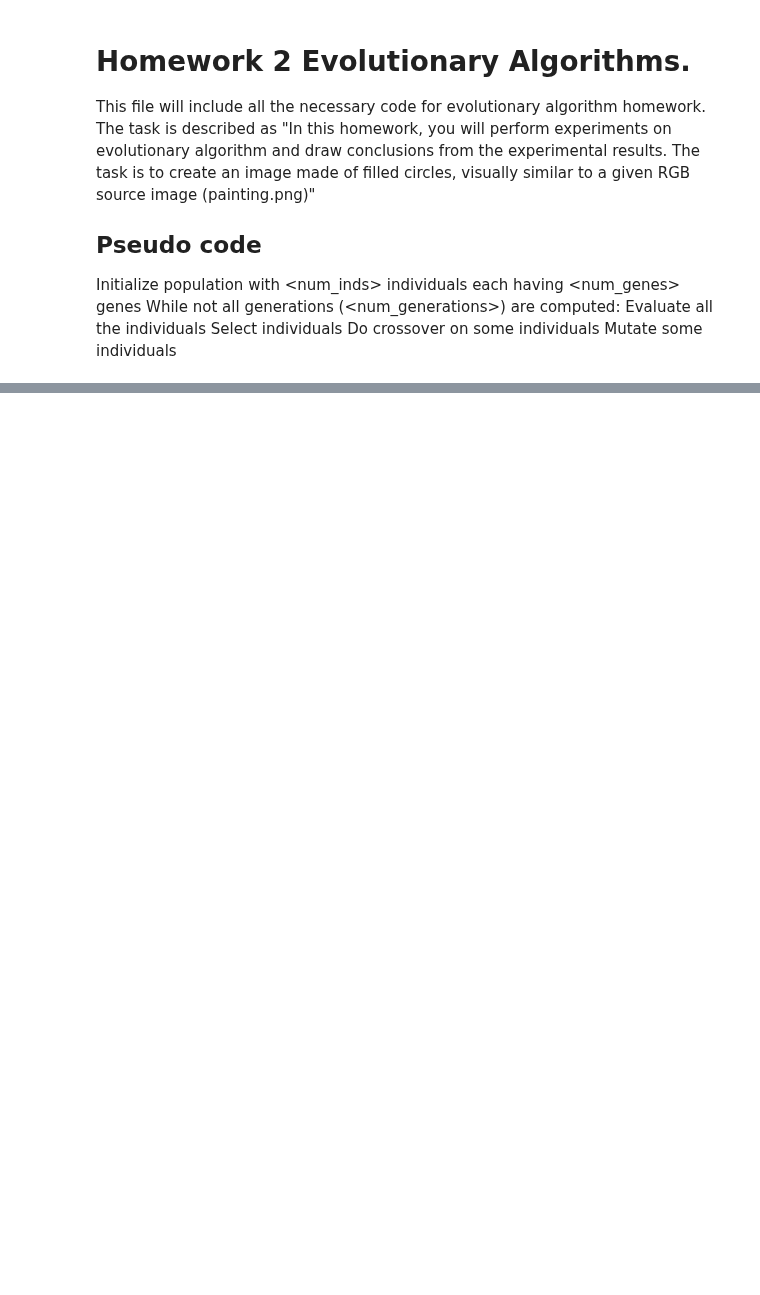
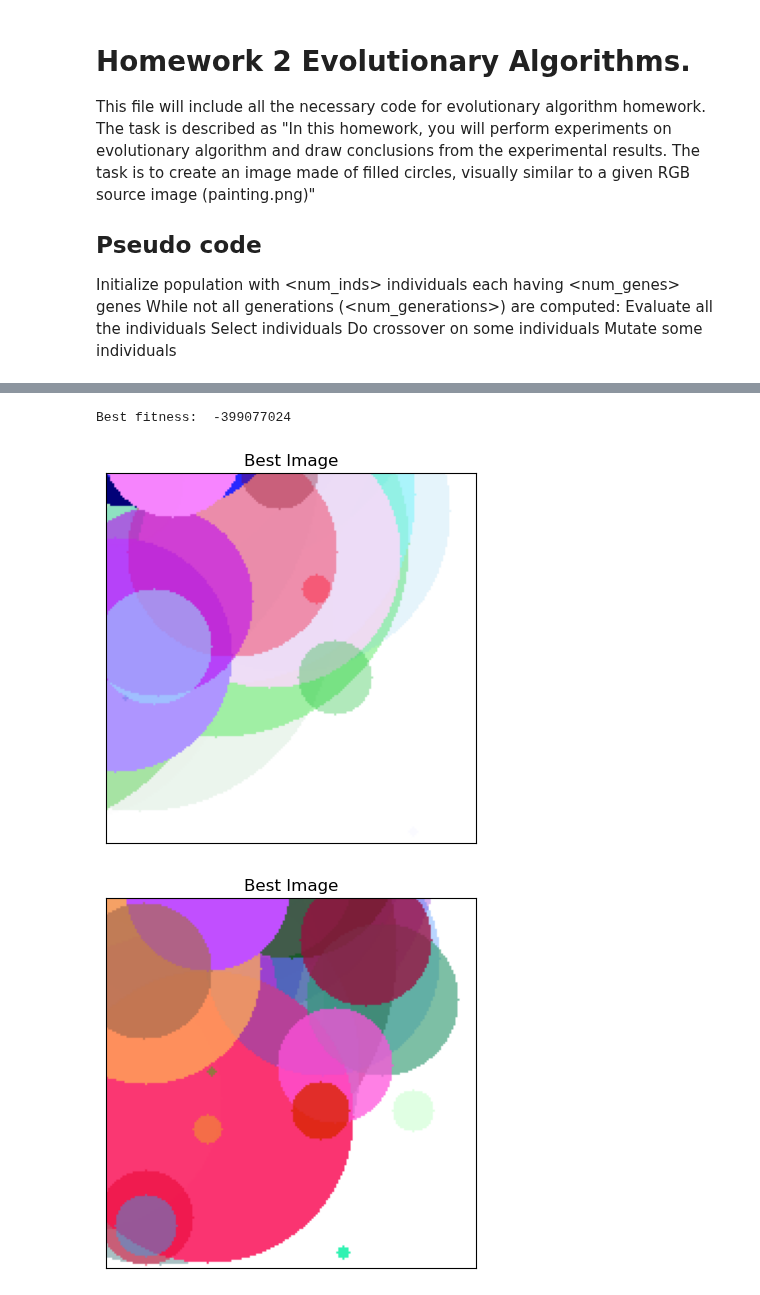
Before and after one commit to ahmetakman/EE449_homeworks, a Jupyter notebook: hw2/hw2.ipynb, the cells around one changed output, grey strips where cells are left out. Cells and saved outputs as stored; diff of their text form; code cells hidden in the pictures; blank space fills up the shorter version.

```diff
--- a/hw2/hw2.ipynb
+++ b/hw2/hw2.ipynb
@@ -264,0 +318,10 @@ IndexError: list index out of range
+# %%
+pop.evaluate()
+pop.get_best()
+print("Best fitness: ", pop.get_best().fitness)
+show_rgb_image(pop.get_best().draw(), "Best Image")
+show_rgb_image(pop.individuals[10].draw(), "Best Image")
+# %% [output]
+Best fitness:  -399077024
+[figure, added]
+[figure, added]
```
Also changed, not shown: parts of 11 cells of this notebook.
